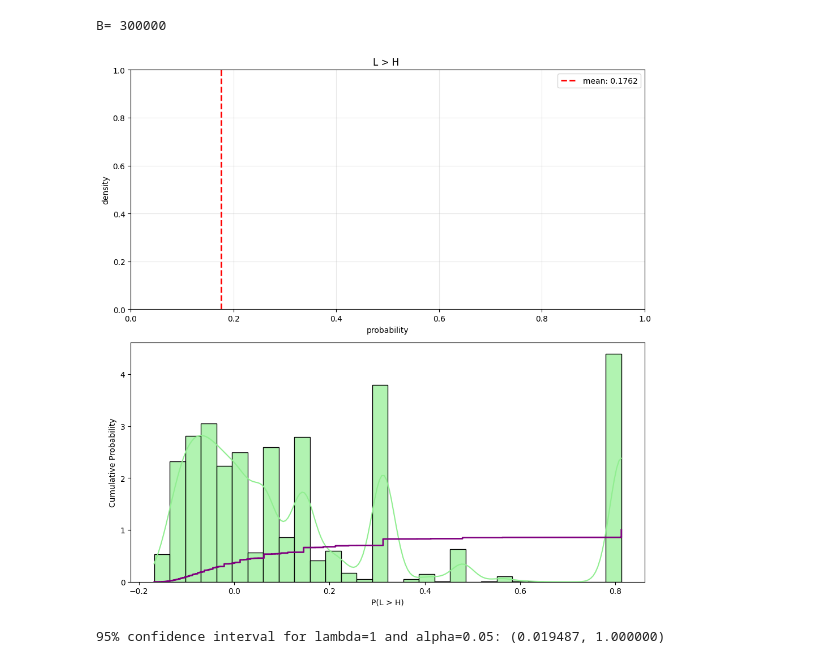
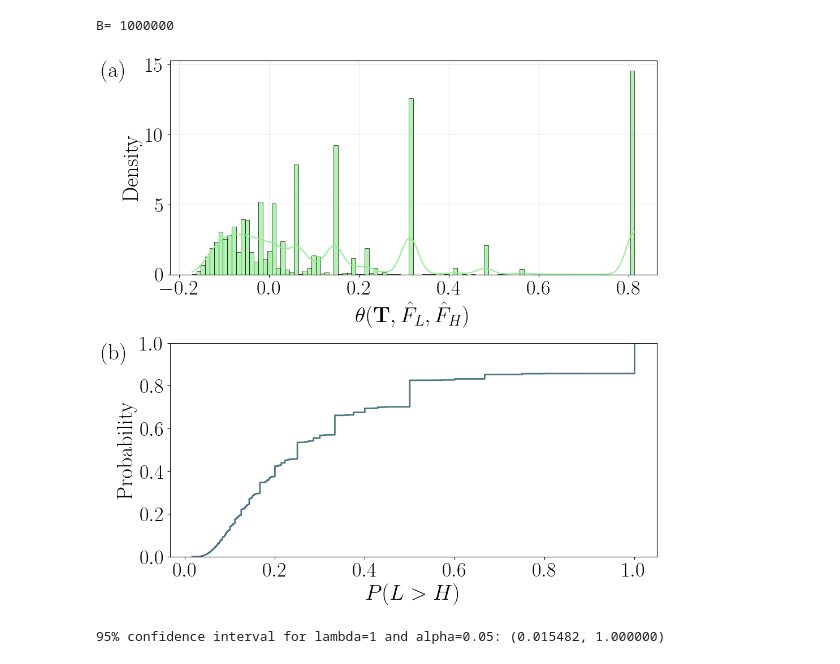
Before and after one commit to Xran-ZH/Miniprogram_STAT6008A, a Jupyter notebook: Bootstrap.ipynb, the cells around one changed output. Cells and saved outputs as stored; diff of their text form; code cells hidden in the pictures.

```diff
--- a/Bootstrap.ipynb
+++ b/Bootstrap.ipynb
@@ -53,75 +65,64 @@ def run_multiple_simulations(n_simulations: int = 10000) -> np.ndarray: #Bootstr
     H_probabilities = {27: 1}
     W_probabilities = {7: 1 / 3, 100: 2 / 3}
 
     probabilities = []
 
     for i in range(n_simulations):
         _, prob = generate_sequences_until_h_minimal(
             L_probabilities, H_probabilities, W_probabilities
         )
 
         probabilities.append(prob)
     return np.array(probabilities)
 
 def plot_probability_density(probabilities: np.ndarray):
-    """
-    绘制概率密度函数图像
-    """
-
-    # 创建子图
+    #figure parametres
+    plt.rc('text', usetex =True)
+    plt.rcParams["font.family"] = ["Times New Roman"]
+    ls=28 #lablesize
+    ts=26 #ticks'size
+    # create subfigures
     fig, (ax1, ax2) = plt.subplots(2, 1, figsize=(10, 10))
-
-    # # 1. 密度图 (KDE)
-
-    # sns.kdeplot(probabilities, ax=ax1, fill=True, alpha=0.7, color='skyblue', linewidth=2)
+    # PDF
+    sns.histplot(probabilities, kde=True, ax=ax1, alpha=0.7, color='lightgreen',
+                 stat='density', bins=100)
     # ax1.axvline(probabilities.mean(), color='red', linestyle='--', linewidth=2,
     #             label=f'mean: {probabilities.mean():.4f}')
-    # ax1.axvline(np.median(probabilities), color='orange', linestyle='--', linewidth=2,
-    #             label=f'median: {np.median(probabilities):.4f}')
 
-    # ax1.set_xlabel(r'P(L>H)')
-    # ax1.set_ylabel('density')
-    # ax1.set_title('L > H Probability (KDE)')
-    # #ax1.set_xlim(0, 1)  # 强制x轴范围在0-1之间
-    # ax1.legend()
-    # ax1.grid(True, alpha=0.3)
+    ax1.set_xlabel(r'$\theta(\mathbf{T},\hat F_L,\hat F_H)$',fontsize=ls)
+    ax1.set_ylabel('Density',fontsize=ls)
+    #ax1.set_title('L > H ')
+    #ax1.legend(loc='best',fontsize=ls)
+    ax1.grid(True, alpha=0.3)
+    ax1.tick_params(axis='both',labelsize=ts)
 
-    # 2. 直方图 + 密度曲线
-    sns.histplot(probabilities, kde=True, ax=ax2, alpha=0.7, color='lightgreen',
-                 stat='density', bins=30)
-    ax1.axvline(probabilities.mean(), color='red', linestyle='--', linewidth=2,
-                label=f'mean: {probabilities.mean():.4f}')
+    # CDF
+    sns.ecdfplot(probabilities+3/16, ax=ax2, color='#4C7780', linewidth=2)
+    ax2.set_xlabel(r'$P(L > H)$',fontsize=ls)
+    ax2.set_ylabel('Probability',fontsize=ls)
+    ax2.tick_params(axis='both',labelsize=ts)
 
-    ax1.set_xlabel('probability')
-    ax1.set_ylabel('density')
-    ax1.set_title('L > H ')
-    ax1.legend()
-    ax1.grid(True, alpha=0.3)
-
-    # 3. 累积分布函数 (CDF)
-    sns.ecdfplot(probabilities, ax=ax2, color='purple', linewidth=2)
-    ax2.set_xlabel(r'P(L > H)')
-    ax2.set_ylabel('Cumulative Probability')
-
+    #label a and b
+    for ax, label in zip([ax1, ax2], ['(a)', '(b)']):
+        ax.text(-0.14, 1, label, transform=ax.transAxes, fontsize=28, va='top')
     plt.tight_layout()
+    plt.savefig('distributions.pdf', bbox_inches='tight', pad_inches=0,dpi=200,transparent=True)
     plt.show()
-
-#confidence interval
-    lambda_=1
-    alpha=.05
-    quantiles = [(1-lambda_)*alpha, 1-lambda_*alpha]
-    # 计算分位数（interpolation='linear' 是默认值，适合连续数据；若为离散概率，可保留默认）
-    lower, upper = np.quantile(probabilities, quantiles)
-    print(f"95% confidence interval for lambda={lambda_} and alpha={alpha}: ({3/16+lower:.6f}, {3/16+upper:.6f})")
 
 #===========main===========
 if __name__ == "__main__":
     probabilities= np.load("bootstrap_probabilities.npy")
-    probabilities = np.append(probabilities,run_multiple_simulations(n_simulations=100000))
+    #probabilities = np.append(probabilities,run_multiple_simulations(n_simulations=100000))
     print("B=",len(probabilities))
     np.save("bootstrap_probabilities.npy", arr=probabilities)
     plot_probability_density(probabilities)
+    #confidence interval
+    lambda_=1
+    alpha=.05
+    quantiles = [(1-lambda_)*alpha, 1-lambda_*alpha]
+    lower, upper = np.quantile(probabilities, quantiles)
+    print(f"95% confidence interval for lambda={lambda_} and alpha={alpha}: ({3/16+lower:.6f}, {3/16+upper:.6f})")
 # %% [output]
-B= 300000
+B= 1000000
-[figure, old version]
+[figure, new version]
-95% confidence interval for lambda=1 and alpha=0.05: (0.019487, 1.000000)
+95% confidence interval for lambda=1 and alpha=0.05: (0.015482, 1.000000)
```
Also changed, not shown: parts of 1 cell of this notebook, 1 other file.
